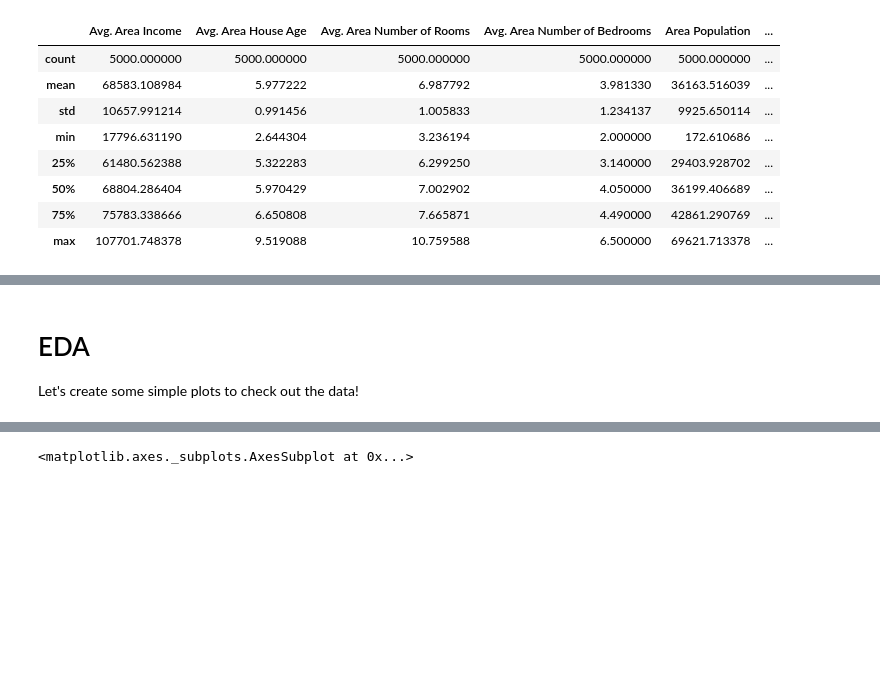
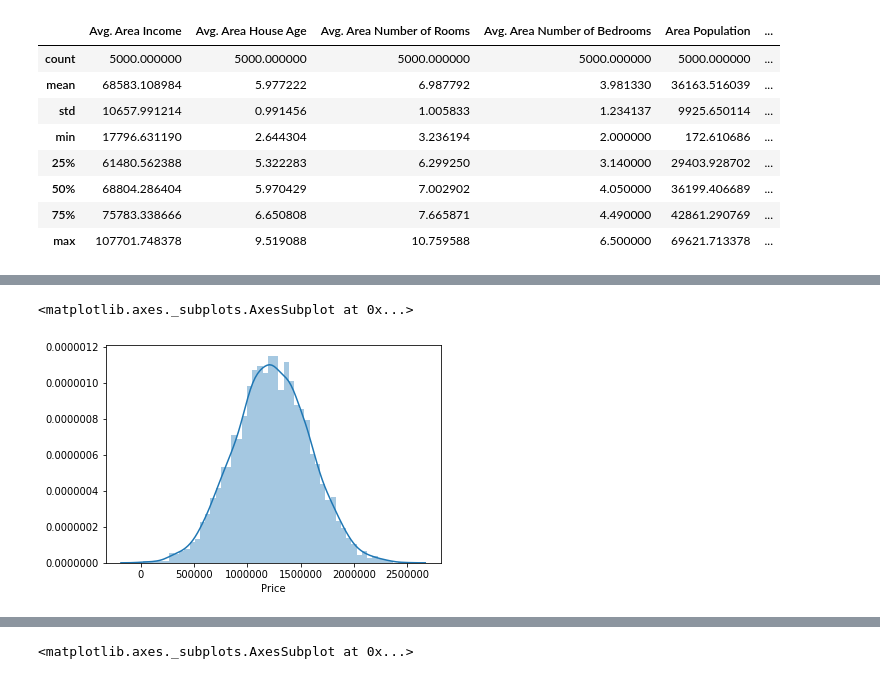
Before and after one commit to k21k/Python-Notes, a Jupyter notebook: Exercises - Qasim/Machine Learning/Linear Regression/Linear Regression (Part 1) .ipynb, the cells around one changed output, grey strips where cells are left out. Saved outputs shown, nothing was run; the diff lists cells and outputs as text; code cells hidden in the pictures; blank space fills up the shorter version.

```diff
--- a/Exercises - Qasim/Machine Learning/Linear Regression/Linear Regression (Part 1) .ipynb
+++ b/Exercises - Qasim/Machine Learning/Linear Regression/Linear Regression (Part 1) .ipynb
@@ -76,6 +131,7 @@ Index(['Avg. Area Income', 'Avg. Area House Age', 'Avg. Area Number of Rooms',
-# %% [markdown]
-# EDA
-
-Let's create some simple plots to check out the data!
+# %%
+sns.distplot(df['Price'],bins=50)
+# %% [output]
+<matplotlib.axes._subplots.AxesSubplot at 0x...>
+[figure, added]
 # %%
 # %% [output]
```
Also changed, not shown: parts of 26 cells of this notebook.
